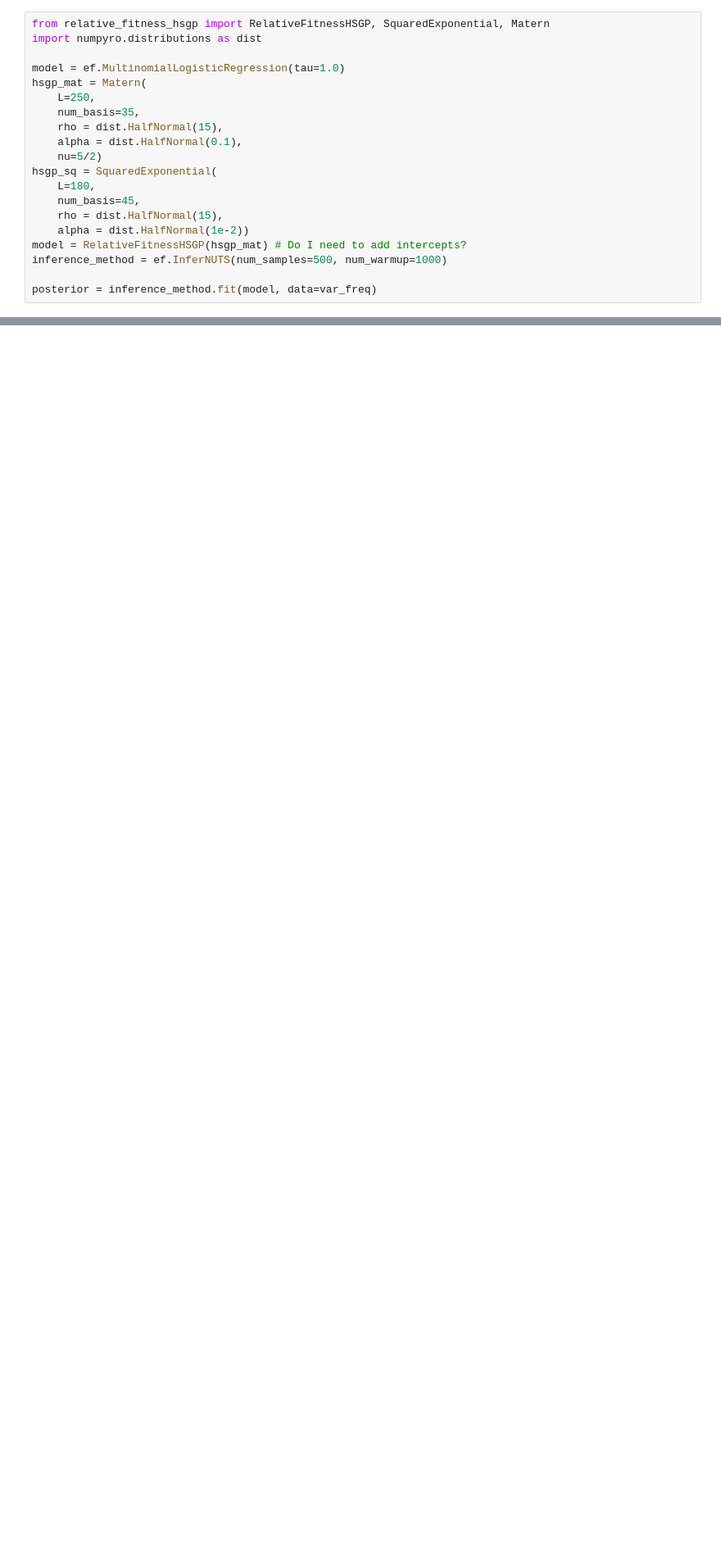
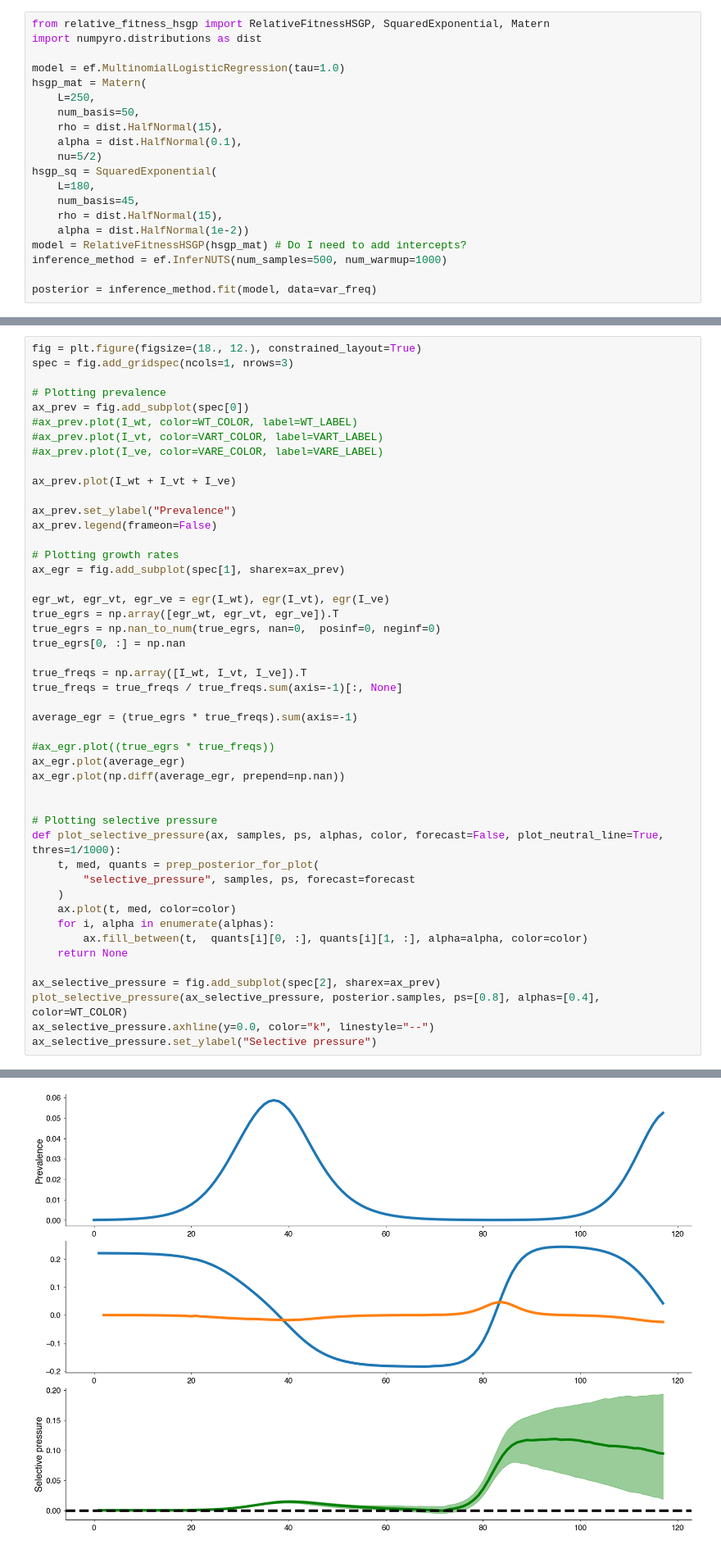
Before and after one commit to blab/relative-fitness-mechanisms, a Jupyter notebook: notebooks/OverviewFigure_GP_Figure.ipynb, the cells around one changed output, grey strips where cells are left out. Shown: that part at 82% size. Saved outputs shown, nothing was run; the diff lists cells and outputs as text; blank space fills up the shorter version.

```diff
--- a/notebooks/OverviewFigure_GP_Figure.ipynb
+++ b/notebooks/OverviewFigure_GP_Figure.ipynb
@@ -211,7 +228,7 @@ import numpyro.distributions as dist
 model = ef.MultinomialLogisticRegression(tau=1.0)
 hsgp_mat = Matern(
     L=250,
-    num_basis=35,
+    num_basis=50,
     rho = dist.HalfNormal(15),
     alpha = dist.HalfNormal(0.1),
     nu=5/2)
@@ -299,0 +342,48 @@ fig.savefig(PRES_PATH + "gp_example.png")
+# %%
+fig = plt.figure(figsize=(18., 12.), constrained_layout=True)
+spec = fig.add_gridspec(ncols=1, nrows=3)
+
+# Plotting prevalence
+ax_prev = fig.add_subplot(spec[0])
+#ax_prev.plot(I_wt, color=WT_COLOR, label=WT_LABEL)
+#ax_prev.plot(I_vt, color=VART_COLOR, label=VART_LABEL)
+#ax_prev.plot(I_ve, color=VARE_COLOR, label=VARE_LABEL)
+
+ax_prev.plot(I_wt + I_vt + I_ve)
+
+ax_prev.set_ylabel("Prevalence")
+ax_prev.legend(frameon=False)
+
+# Plotting growth rates
+ax_egr = fig.add_subplot(spec[1], sharex=ax_prev)
+
+egr_wt, egr_vt, egr_ve = egr(I_wt), egr(I_vt), egr(I_ve)
+true_egrs = np.array([egr_wt, egr_vt, egr_ve]).T
+true_egrs = np.nan_to_num(true_egrs, nan=0,  posinf=0, neginf=0)
+true_egrs[0, :] = np.nan
+
+true_freqs = np.array([I_wt, I_vt, I_ve]).T
+true_freqs = true_freqs / true_freqs.sum(axis=-1)[:, None]
+
+average_egr = (true_egrs * true_freqs).sum(axis=-1)
+
+#ax_egr.plot((true_egrs * true_freqs))
+ax_egr.plot(average_egr)
+ax_egr.plot(np.diff(average_egr, prepend=np.nan))
+
+
+# Plotting selective pressure
+def plot_selective_pressure(ax, samples, ps, alphas, color, forecast=False, plot_neutral_line=True, thres=1/1000):
+    t, med, quants = prep_posterior_for_plot(
+        "selective_pressure", samples, ps, forecast=forecast
+    )
+    ax.plot(t, med, color=color)
+    for i, alpha in enumerate(alphas):
+        ax.fill_between(t,  quants[i][0, :], quants[i][1, :], alpha=alpha, color=color)
+    return None
+
+ax_selective_pressure = fig.add_subplot(spec[2], sharex=ax_prev)
+plot_selective_pressure(ax_selective_pressure, posterior.samples, ps=[0.8], alphas=[0.4], color=WT_COLOR)
+ax_selective_pressure.axhline(y=0.0, color="k", linestyle="--")
+ax_selective_pressure.set_ylabel("Selective pressure")
+# %% [output]
@@ -299,0 +392 @@ fig.savefig(PRES_PATH + "gp_example.png")
+[figure, added]
```
Also changed, not shown: parts of 6 cells of this notebook, 2 other files.
